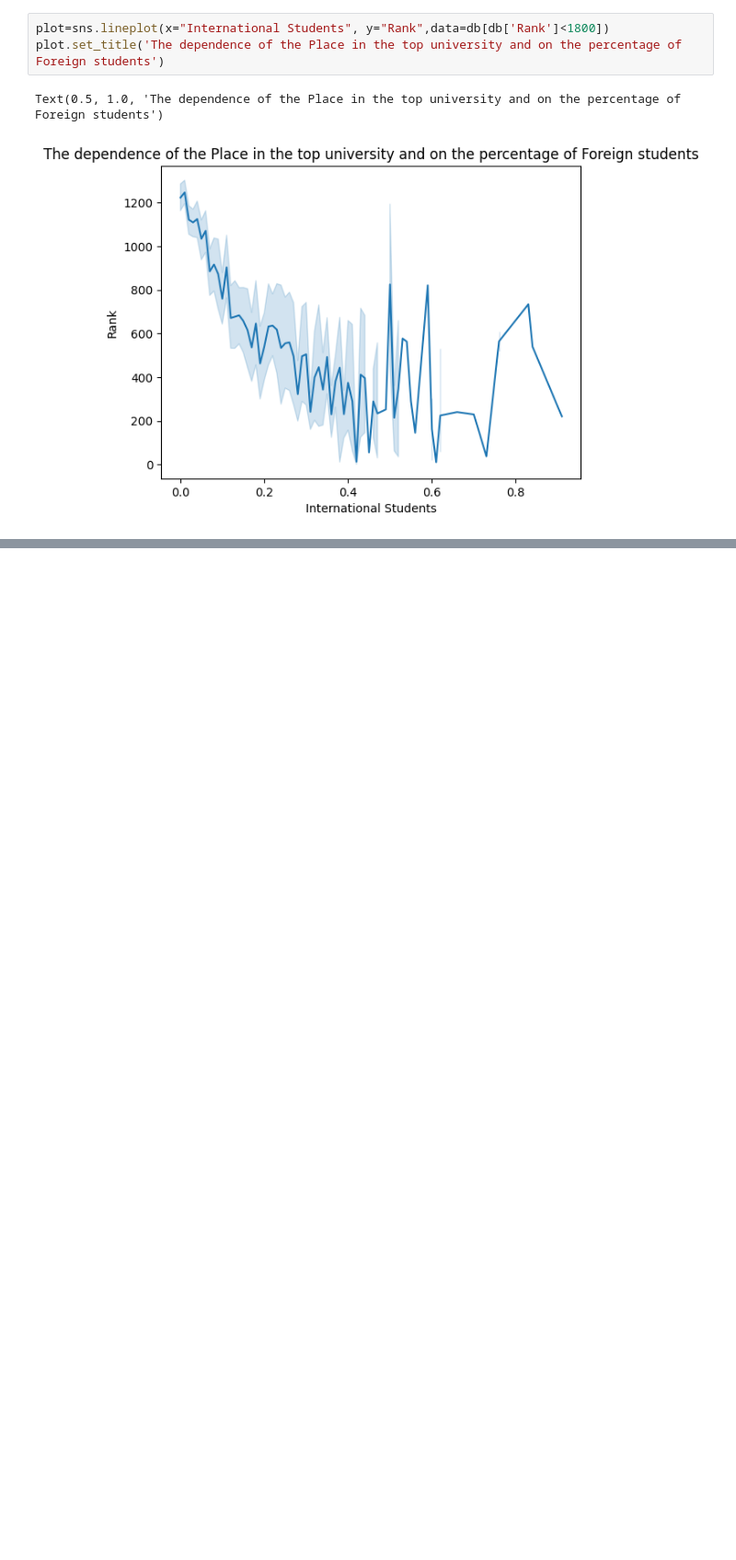
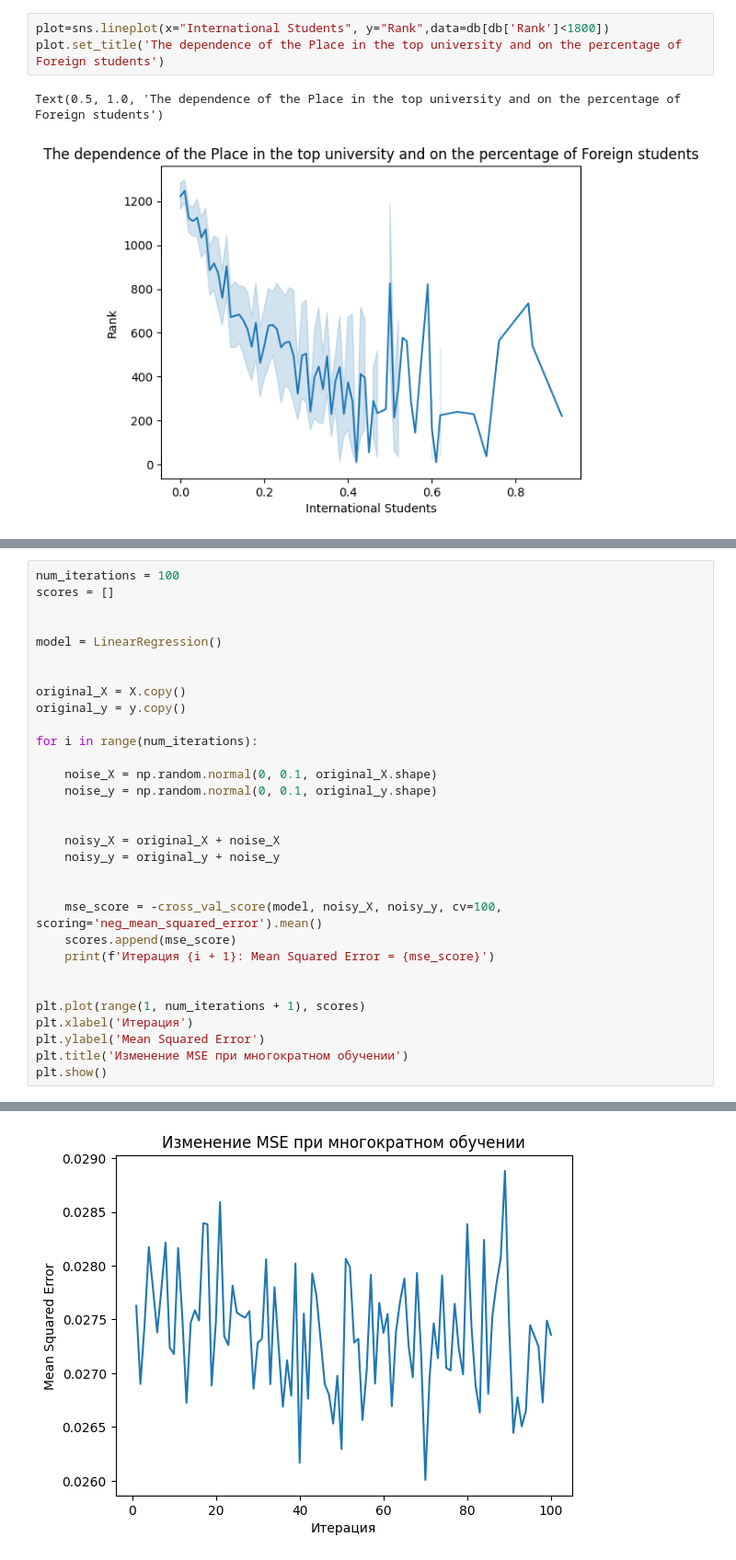
Before and after one commit to Dimonage/AnalizVUZ, a Jupyter notebook: GubarevAnalizVUZ.ipynb, the cells around one changed output, grey strips where cells are left out. Shown: that part at 92% size. Cells and saved outputs as stored; diff of their text form; blank space fills up the shorter version.

```diff
--- a/GubarevAnalizVUZ.ipynb
+++ b/GubarevAnalizVUZ.ipynb
@@ -313,0 +379,32 @@ db.head()
+# %%
+num_iterations = 100
+scores = []
+
+
+model = LinearRegression()
+
+
+original_X = X.copy()
+original_y = y.copy()
+
+for i in range(num_iterations):
+
+    noise_X = np.random.normal(0, 0.1, original_X.shape)
+    noise_y = np.random.normal(0, 0.1, original_y.shape)
+
+
+    noisy_X = original_X + noise_X
+    noisy_y = original_y + noise_y
+
+
+    mse_score = -cross_val_score(model, noisy_X, noisy_y, cv=100, scoring='neg_mean_squared_error').mean()
+    scores.append(mse_score)
+    print(f'Итерация {i + 1}: Mean Squared Error = {mse_score}')
+
+
+plt.plot(range(1, num_iterations + 1), scores)
+plt.xlabel('Итерация')
+plt.ylabel('Mean Squared Error')
+plt.title('Изменение MSE при многократном обучении')
+plt.show()
+# %% [output]
@@ -313,0 +428 @@ db.head()
+[figure, added]
```
Also changed, not shown: parts of 4 cells of this notebook.
